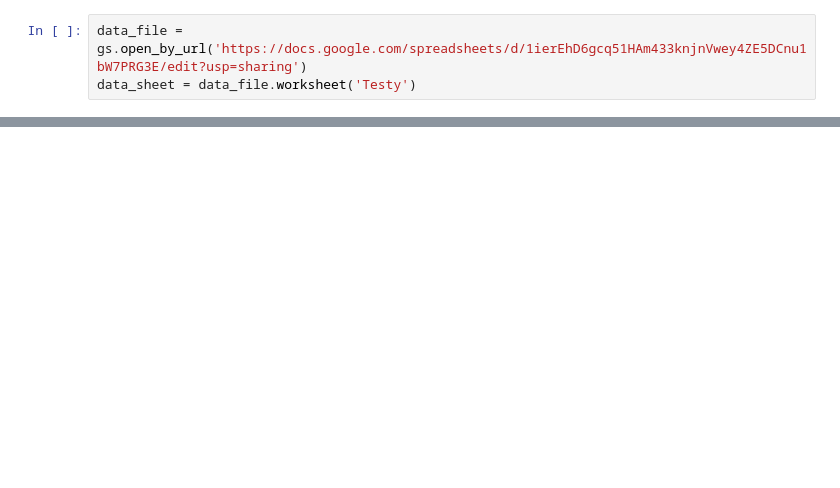
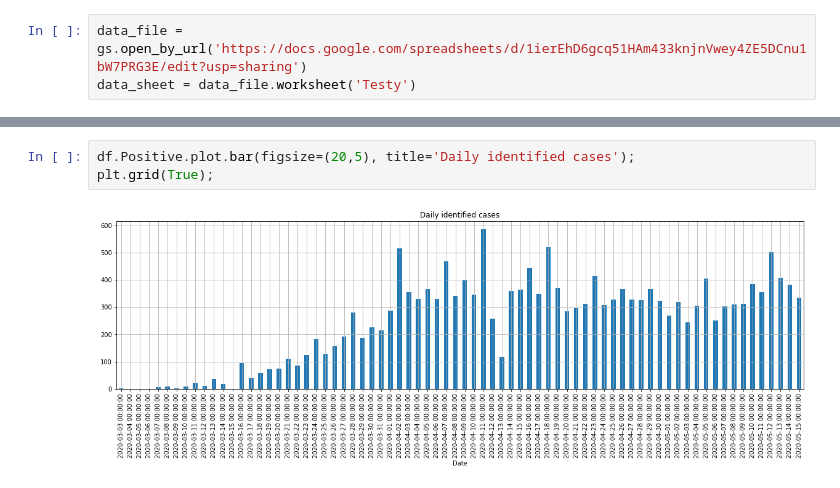
Before and after one commit to malleor/cov-pl-analysis, a Jupyter notebook: spikes/prototype.ipynb, the cells around one changed output, grey strips where cells are left out. Drawn from its saved outputs; the diff is of its cells as text; blank space fills up the shorter version.

Commit message:
Daily new, fatal and cured cases

```diff
--- a/spikes/prototype.ipynb
+++ b/spikes/prototype.ipynb
@@ -31,0 +39,5 @@ df.plot(figsize=(20,5), title='Daily CoV-2 test results in Poland');
+# %%
+df.Positive.plot.bar(figsize=(20,5), title='Daily identified cases');
+plt.grid(True);
+# %% [output]
+[figure, added]
```
Also changed, not shown: parts of 13 cells of this notebook.
